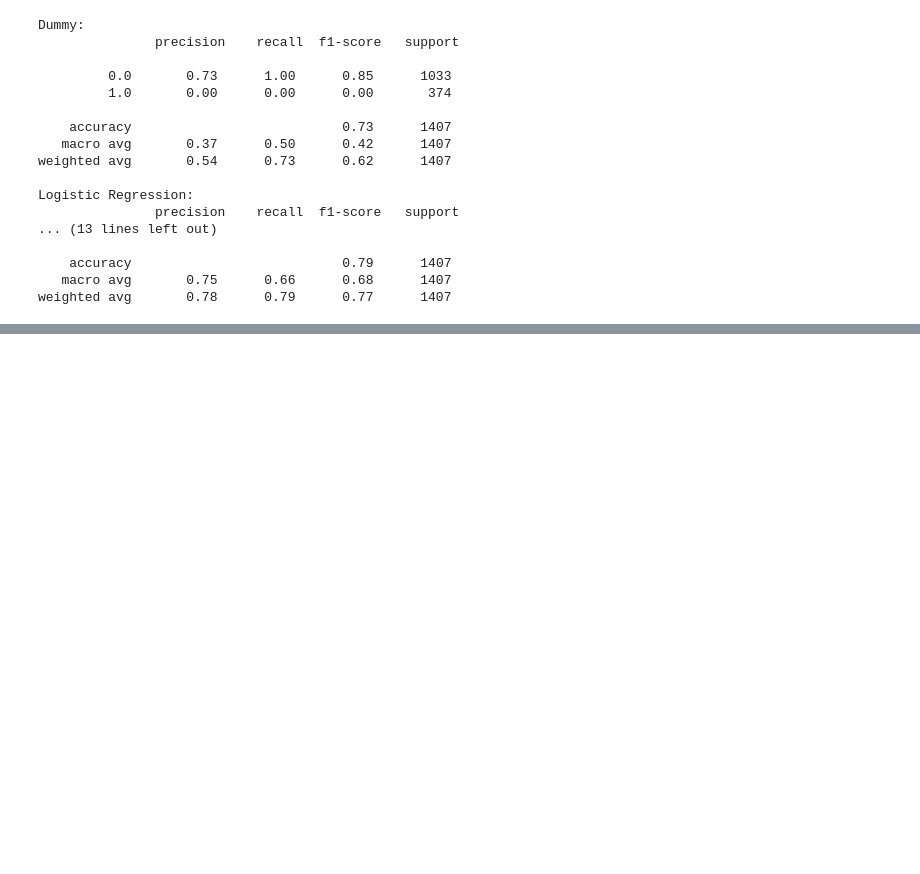
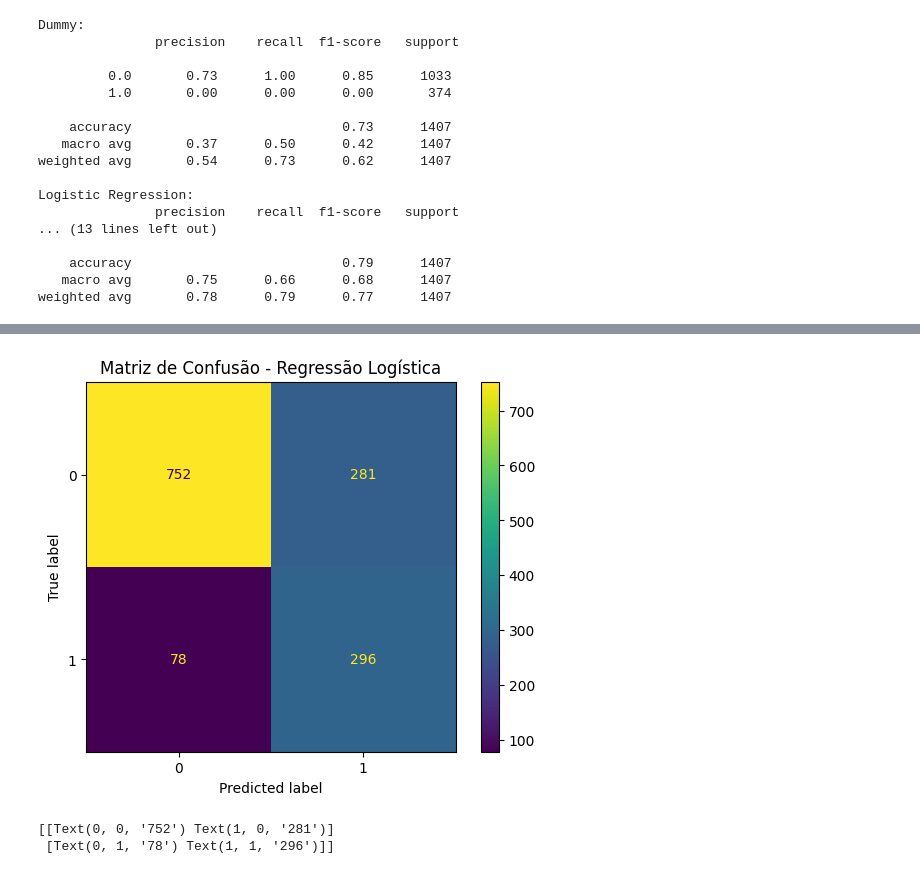
Before and after one commit to RaySilvaP/TelecomX-2, a Jupyter notebook: TelecomX2.ipynb, the cells around one changed output, grey strips where cells are left out. Drawn from its saved outputs; the diff is of its cells as text; code cells hidden in the pictures; blank space fills up the shorter version.

```diff
--- a/TelecomX2.ipynb
+++ b/TelecomX2.ipynb
@@ -175,0 +295,21 @@ weighted avg       0.78      0.79      0.77      1407
+# %%
+from sklearn.model_selection import GridSearchCV
+from sklearn.linear_model import LogisticRegression
+
+param_grid_log = {
+    "C": [0.01, 0.1, 1, 10, 100],
+    "penalty": ["l1", "l2"],
+    "solver": ["liblinear"],
+    "class_weight": [None, "balanced"]
+}
+
+grid_log = GridSearchCV(
+    LogisticRegression(max_iter=1000),
+    param_grid,
+    cv=5,
+    scoring="f1"
+)
+
+grid_log.fit(X_train_norm, y_train)
+
+print("Best parameters:", grid_log.best_params_)
@@ -175,0 +318,13 @@ weighted avg       0.78      0.79      0.77      1407
+# %%
+tree = grid_tree.best_estimator_
+tree.fit(X_train, y_train)
+
+log_reg = grid_log.best_estimator_
+log_reg.fit(X_train_norm, y_train)
+
+y_tree_pred = tree.predict(X_test)
+y_log_reg_pred = log_reg.predict(X_test_norm)
+
+print(f'Dummy:\n {classification_report(y_test, y_dummy_pred)}')
+print(f'Logistic Regression:\n {classification_report(y_test, y_log_reg_pred)}')
+print(f'Decision Tree:\n {classification_report(y_test, y_tree_pred)}')
@@ -175,0 +349,12 @@ weighted avg       0.78      0.79      0.77      1407
+# %%
+cm_log = confusion_matrix(y_test, y_log_reg_pred)
+
+disp = ConfusionMatrixDisplay(confusion_matrix=cm_log)
+disp.plot()
+plt.title("Matriz de Confusão - Regressão Logística")
+plt.show()
+print(disp.text_)
+# %% [output]
+[figure, added]
+[[Text(0, 0, '752') Text(1, 0, '281')]
+ [Text(0, 1, '78') Text(1, 1, '296')]]
```
Also changed, not shown: parts of 16 cells of this notebook.
